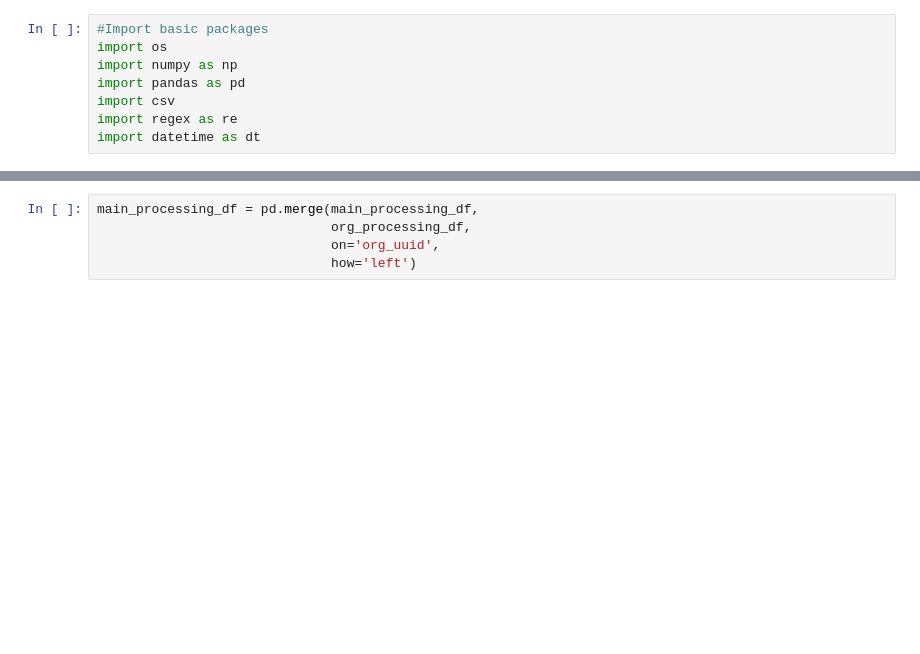
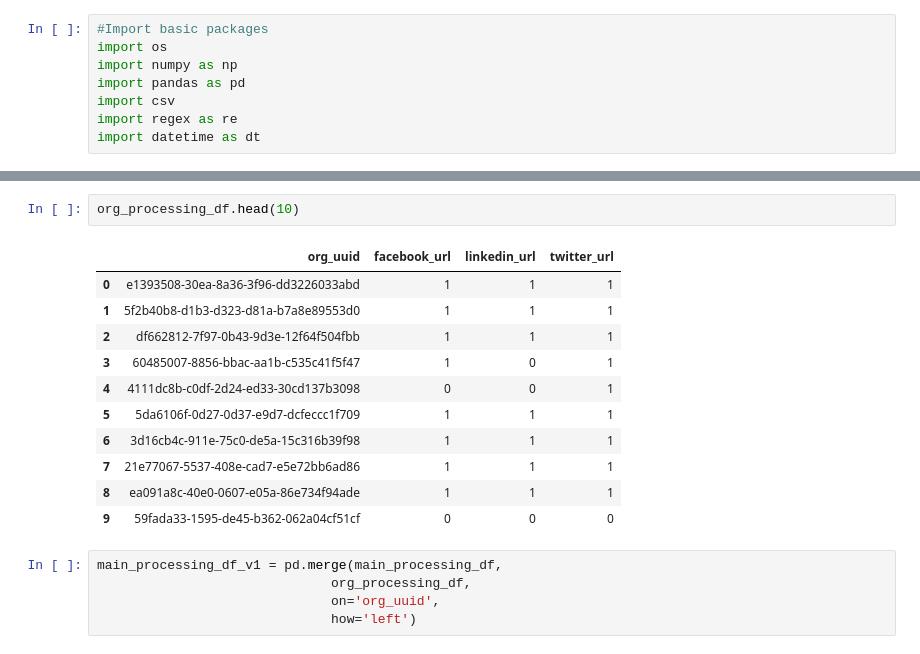
Before and after one commit to csynbiosys/dissertations-2021-info, a Jupyter notebook: rahim_ghani_predict/features-development-network.ipynb, the cells around one changed output, grey strips where cells are left out. Drawn from its saved outputs; the diff is of its cells as text; blank space fills up the shorter version.

```diff
--- a/rahim_ghani_predict/features-development-network.ipynb
+++ b/rahim_ghani_predict/features-development-network.ipynb
@@ -57,8 +66,22 @@ A value is trying to be set on a copy of a slice from a DataFrame
 
 See the caveats in the documentation: https://pandas.pydata.org/pandas-docs/stable/user_guide/indexing.html#returning-a-view-versus-a-copy
   downcast=downcast,
+# %%
+org_processing_df.head(10)
+# %% [output]
+|  | org_uuid | facebook_url | linkedin_url | twitter_url |
+| 0 | e1393508-30ea-8a36-3f96-dd3226033abd | 1 | 1 | 1 |
+| 1 | 5f2b40b8-d1b3-d323-d81a-b7a8e89553d0 | 1 | 1 | 1 |
+| 2 | df662812-7f97-0b43-9d3e-12f64f504fbb | 1 | 1 | 1 |
+| 3 | 60485007-8856-bbac-aa1b-c535c41f5f47 | 1 | 0 | 1 |
+| 4 | 4111dc8b-c0df-2d24-ed33-30cd137b3098 | 0 | 0 | 1 |
+| 5 | 5da6106f-0d27-0d37-e9d7-dcfeccc1f709 | 1 | 1 | 1 |
+| 6 | 3d16cb4c-911e-75c0-de5a-15c316b39f98 | 1 | 1 | 1 |
+| 7 | 21e77067-5537-408e-cad7-e5e72bb6ad86 | 1 | 1 | 1 |
+| 8 | ea091a8c-40e0-0607-e05a-86e734f94ade | 1 | 1 | 1 |
+| 9 | 59fada33-1595-de45-b362-062a04cf51cf | 0 | 0 | 0 |
 # %%
-main_processing_df = pd.merge(main_processing_df,
+main_processing_df_v1 = pd.merge(main_processing_df,
                               org_processing_df,
                               on='org_uuid',
                               how='left')
```
Also changed, not shown: parts of 27 cells of this notebook, 3 other files.
